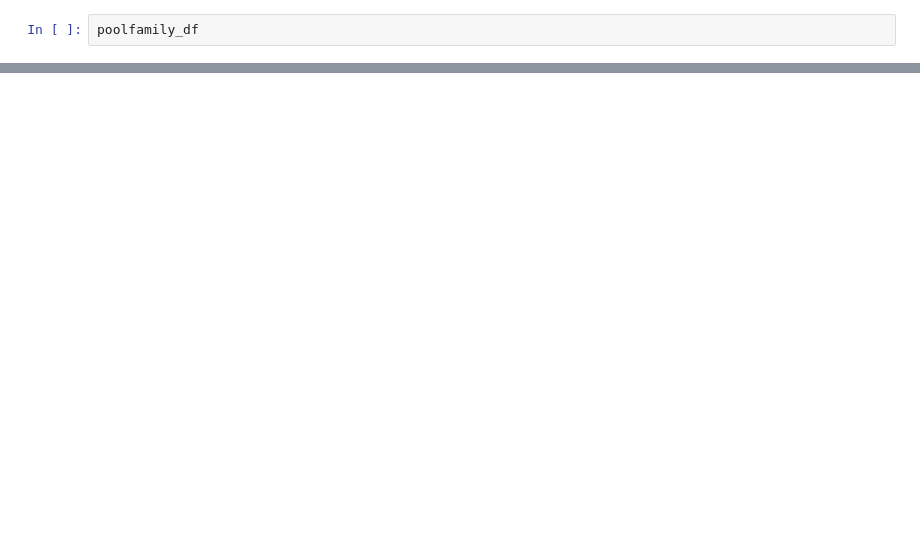
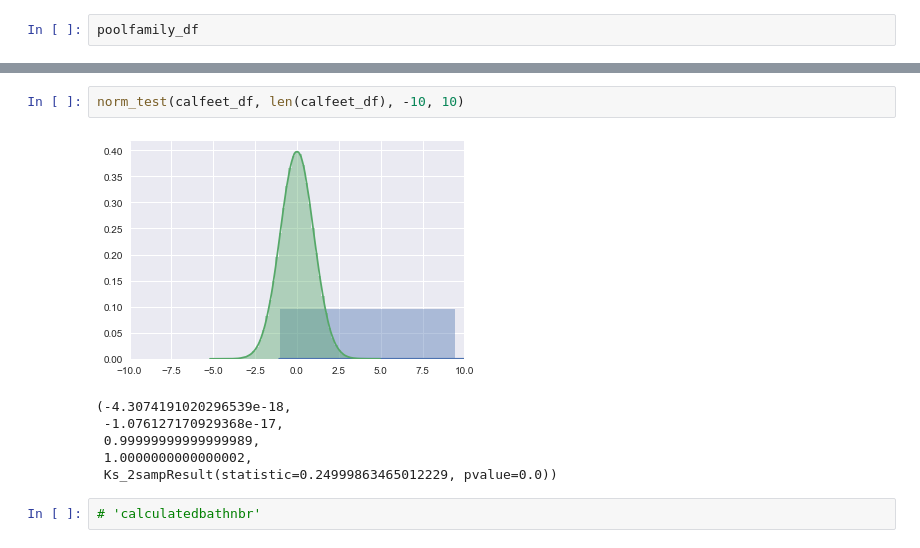
Before and after one commit to seokyeongheo/zillow-home-value-prediction-trainning, a Jupyter notebook: 00_EDA.ipynb, the cells around one changed output, grey strips where cells are left out. Saved outputs shown, nothing was run; the diff lists cells and outputs as text; blank space fills up the shorter version.

```diff
--- a/00_EDA.ipynb
+++ b/00_EDA.ipynb
@@ -313,0 +357,11 @@ poolfamily_df
+# %%
+norm_test(calfeet_df, len(calfeet_df), -10, 10)
+# %% [output]
+[figure, added]
+(-4.3074191020296539e-18,
+ -1.076127170929368e-17,
+ 0.99999999999999989,
+ 1.0000000000000002,
+ Ks_2sampResult(statistic=0.24999863465012229, pvalue=0.0))
+# %%
+# 'calculatedbathnbr'
```
Also changed, not shown: parts of 88 cells of this notebook.
